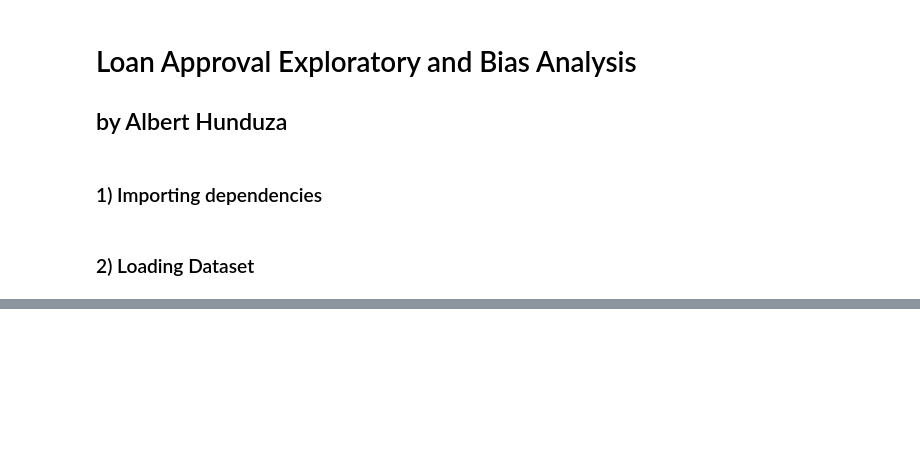
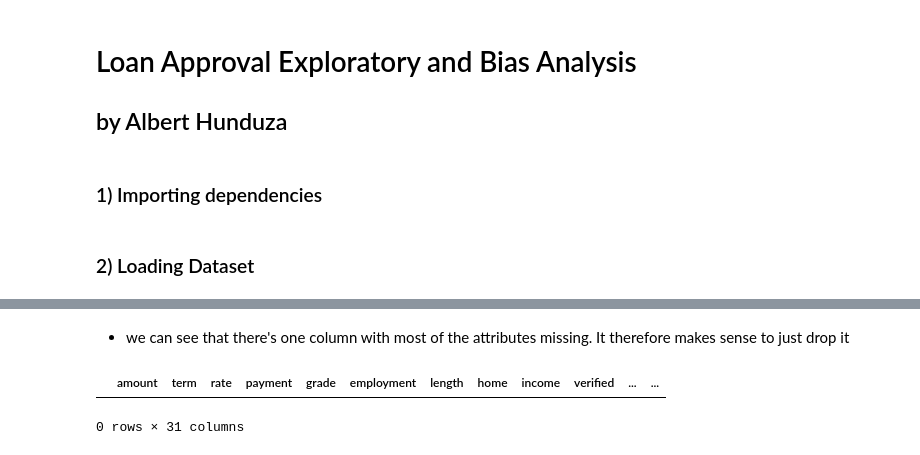
Before and after one commit to AlbertHunduza/Loan-Default-AI, a Jupyter notebook: Exploratory_Data_Analysis.ipynb, the cells around one changed output, grey strips where cells are left out. Cells and saved outputs as stored; diff of their text form; code cells hidden in the pictures; blank space fills up the shorter version.

```diff
--- a/Exploratory_Data_Analysis.ipynb
+++ b/Exploratory_Data_Analysis.ipynb
@@ -77,0 +88,2 @@ dtype: int64
+# %% [markdown]
+* we can see that there's one column with most of the attributes missing. It therefore makes sense to just drop it
@@ -77,0 +93,6 @@ dtype: int64
+# %%
+# find the row where the employment column is null
+loan_data[loan_data['employment'].isnull()]
+# %% [output]
+|  | amount | term | rate | payment | grade | employment | length | home | income | verified | ... | ... |
+0 rows × 31 columns
```
Also changed, not shown: parts of 18 cells of this notebook.
